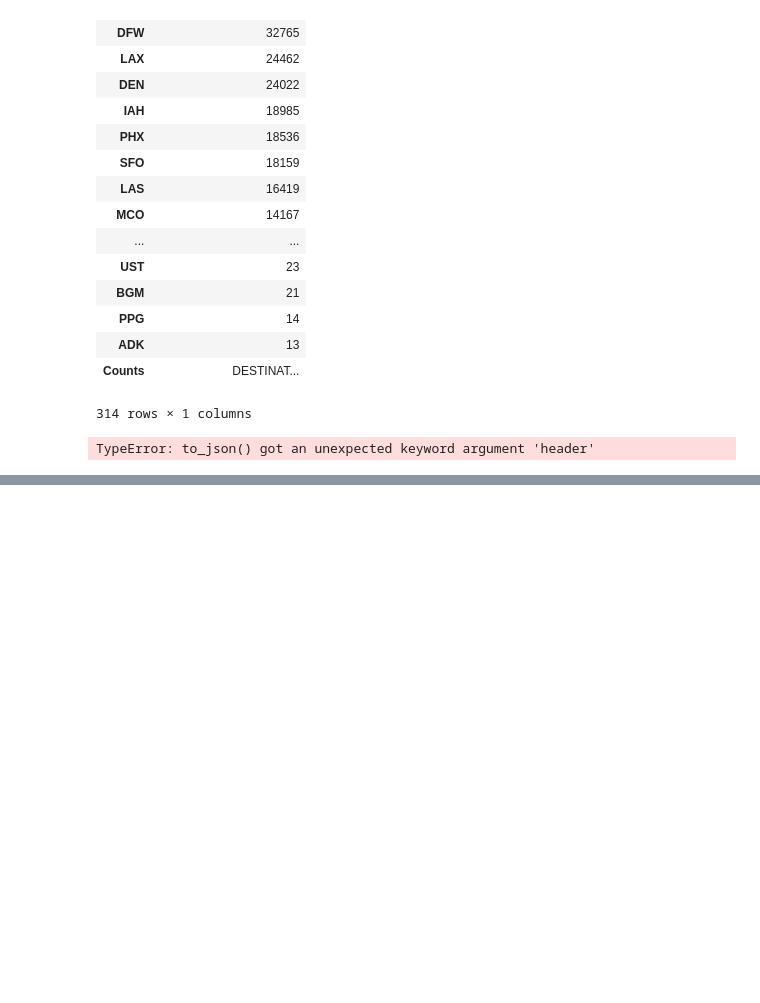
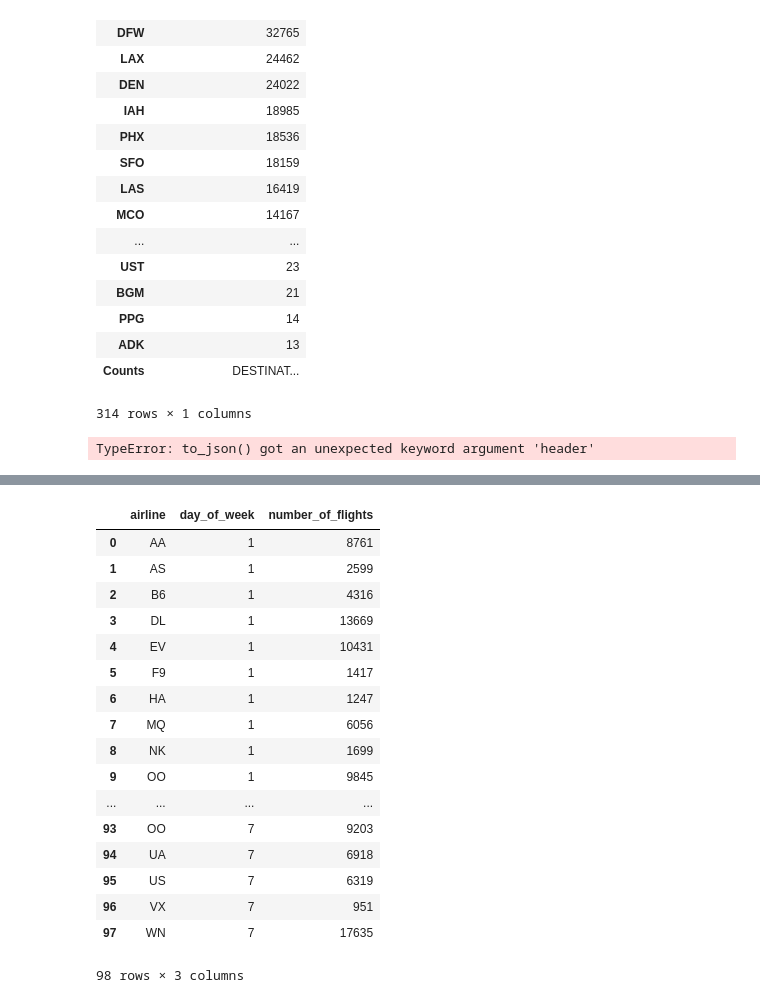
Before and after one commit to walidcol/Flight-Data---Project-2-, a Jupyter notebook: Untitled.ipynb, the cells around one changed output, grey strips where cells are left out. Drawn from its saved outputs; the diff is of its cells as text; code cells hidden in the pictures; blank space fills up the shorter version.

```diff
--- a/Untitled.ipynb
+++ b/Untitled.ipynb
@@ -73,0 +90,25 @@ new_df
+# %%
+new_file = "/Users/Aziz/Desktop/Flight-Data---Project-2-/data-1575424962745.csv"
+# %%
+df = pd.read_csv(new_file)
+pd.set_option('display.max_columns', None)
+df
+# %% [output]
+|  | airline | day_of_week | number_of_flights |
+| 0 | AA | 1 | 8761 |
+| 1 | AS | 1 | 2599 |
+| 2 | B6 | 1 | 4316 |
+| 3 | DL | 1 | 13669 |
+| 4 | EV | 1 | 10431 |
+| 5 | F9 | 1 | 1417 |
+| 6 | HA | 1 | 1247 |
+| 7 | MQ | 1 | 6056 |
+| 8 | NK | 1 | 1699 |
+| 9 | OO | 1 | 9845 |
+| ... | ... | ... | ... |
+| 93 | OO | 7 | 9203 |
+| 94 | UA | 7 | 6918 |
+| 95 | US | 7 | 6319 |
+| 96 | VX | 7 | 951 |
+| 97 | WN | 7 | 17635 |
+98 rows × 3 columns
```
Also changed, not shown: parts of 5 cells of this notebook, 5 other files.
